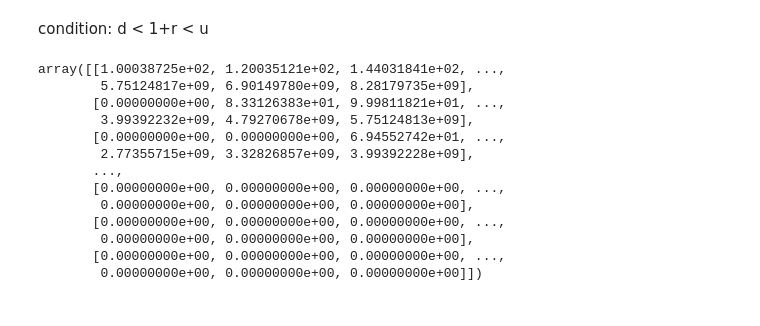
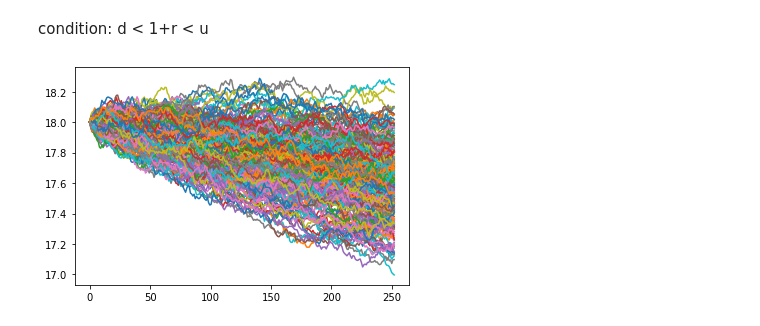
Before and after one commit to angusmit/UCL_Master_Dissertation, a Jupyter notebook: test.ipynb, the cells around one changed output. Drawn from its saved outputs; the diff is of its cells as text; code cells hidden in the pictures.

```diff
--- a/test.ipynb
+++ b/test.ipynb
@@ -183,20 +189,22 @@ def binomial_model(N, S0, u, r, K):
                 1 / (1 + r) * (p * option[j, i + 1] + q * option[j + 1, i + 1])
             )
     return option
-# %%
-u = 1.2
-binomial_model(100, S0, u, r, K)
-# %% [output]
-array([[1.00038725e+02, 1.20035121e+02, 1.44031841e+02, ...,
-        5.75124817e+09, 6.90149780e+09, 8.28179735e+09],
-       [0.00000000e+00, 8.33126383e+01, 9.99811821e+01, ...,
-        3.99392232e+09, 4.79270678e+09, 5.75124813e+09],
-       [0.00000000e+00, 0.00000000e+00, 6.94552742e+01, ...,
-        2.77355715e+09, 3.32826857e+09, 3.99392228e+09],
-       ...,
-       [0.00000000e+00, 0.00000000e+00, 0.00000000e+00, ...,
-        0.00000000e+00, 0.00000000e+00, 0.00000000e+00],
-       [0.00000000e+00, 0.00000000e+00, 0.00000000e+00, ...,
-        0.00000000e+00, 0.00000000e+00, 0.00000000e+00],
-       [0.00000000e+00, 0.00000000e+00, 0.00000000e+00, ...,
-        0.00000000e+00, 0.00000000e+00, 0.00000000e+00]])
+# %%
+def BK(S0,mean,volatility,T=1,t=252,N=1000,kappa=1):
+    dt = T/t
+    S = np.zeros((t,N))
+    mu = np.log(mean)
+    sigma = volatility
+    S[0] = np.log(S0)
+    alpha = mu - sigma ** 2 / (2 * kappa)
+    for i in range(1,t):
+        phi = npr.normal(0,1,N)
+        S[i] = S[i-1] + kappa * (alpha - S[i-1]) + sigma * np.sqrt(dt) * phi
+    return np.exp(S)
+# %%
+#S0,mean,volatility,T,t,N,kappa = 58.37,59,1.3677e-02,1,252,1000,6.616e-05
+S0,mean,volatility,T,t,N,kappa = 18,18.5,1.3677e-02,1,252,1000,6.616e-05
+df = BK(S0,mean,volatility,T,t,N,kappa)
+plot_path(df,t)
+# %% [output]
+[figure, added]
```
Also changed, not shown: parts of 14 cells of this notebook.
